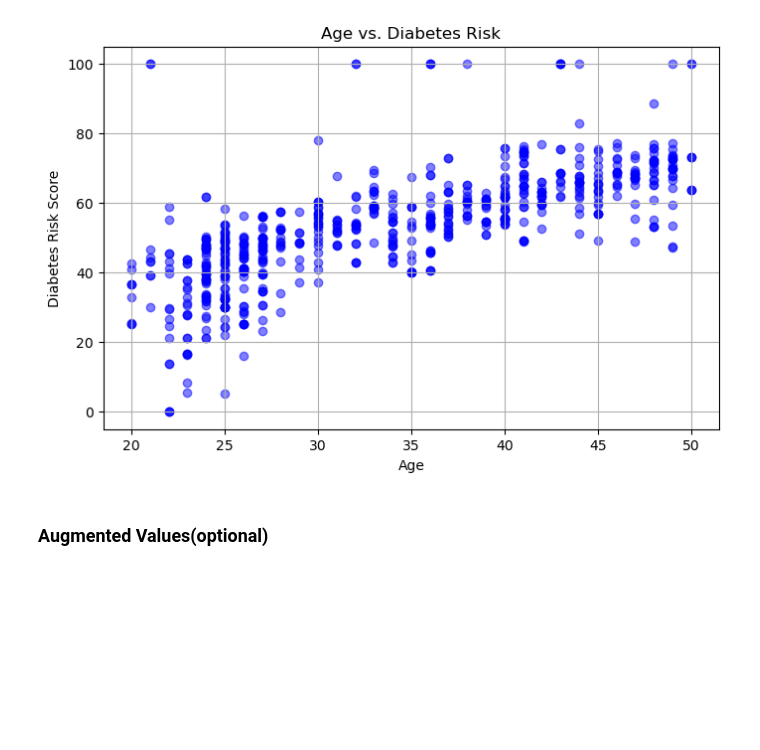
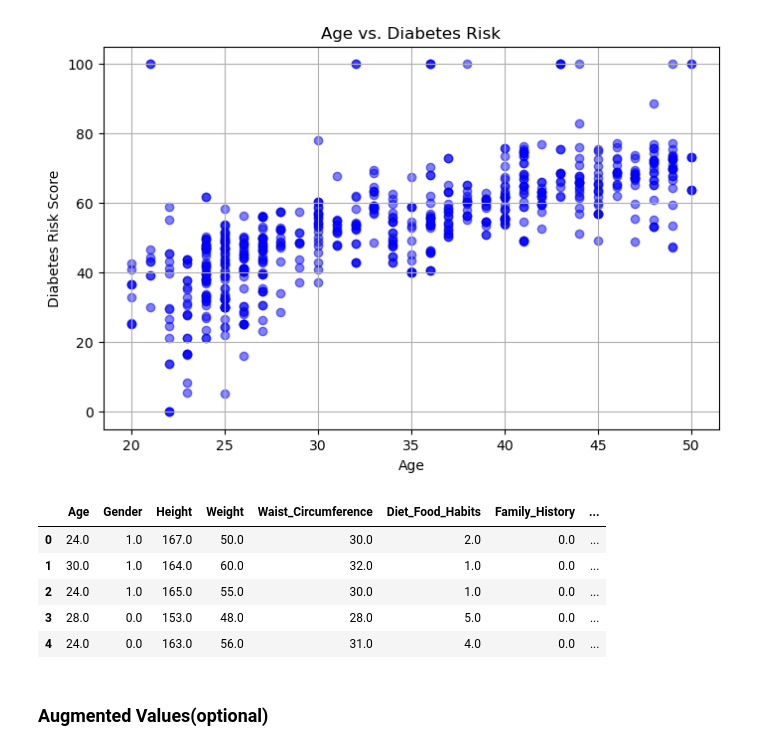
Before and after one commit to IsHaNinfo/FYP_Diabetic_Prediction_Recomandations, a Jupyter notebook: notebook/NoteBooks/Diabetic_Risk_Predictions/EDA_Diaetic_Risk_Prediction.ipynb, the cells around one changed output. Saved outputs shown, nothing was run; the diff lists cells and outputs as text; code cells hidden in the pictures; blank space fills up the shorter version.

```diff
--- a/notebook/NoteBooks/Diabetic_Risk_Predictions/EDA_Diaetic_Risk_Prediction.ipynb
+++ b/notebook/NoteBooks/Diabetic_Risk_Predictions/EDA_Diaetic_Risk_Prediction.ipynb
@@ -370,3 +355,12 @@ plt.grid(True)
 plt.show()
 # %% [output]
 [figure]
+# %%
+df.head()
+# %% [output]
+|  | Age | Gender | Height | Weight | Waist_Circumference | Diet_Food_Habits | Family_History | ... |
+| 0 | 24.0 | 1.0 | 167.0 | 50.0 | 30.0 | 2.0 | 0.0 | ... |
+| 1 | 30.0 | 1.0 | 164.0 | 60.0 | 32.0 | 1.0 | 0.0 | ... |
+| 2 | 24.0 | 1.0 | 165.0 | 55.0 | 30.0 | 1.0 | 0.0 | ... |
+| 3 | 28.0 | 0.0 | 153.0 | 48.0 | 28.0 | 5.0 | 0.0 | ... |
+| 4 | 24.0 | 0.0 | 163.0 | 56.0 | 31.0 | 4.0 | 0.0 | ... |
```
Also changed, not shown: parts of 7 cells of this notebook, 5 other files.
